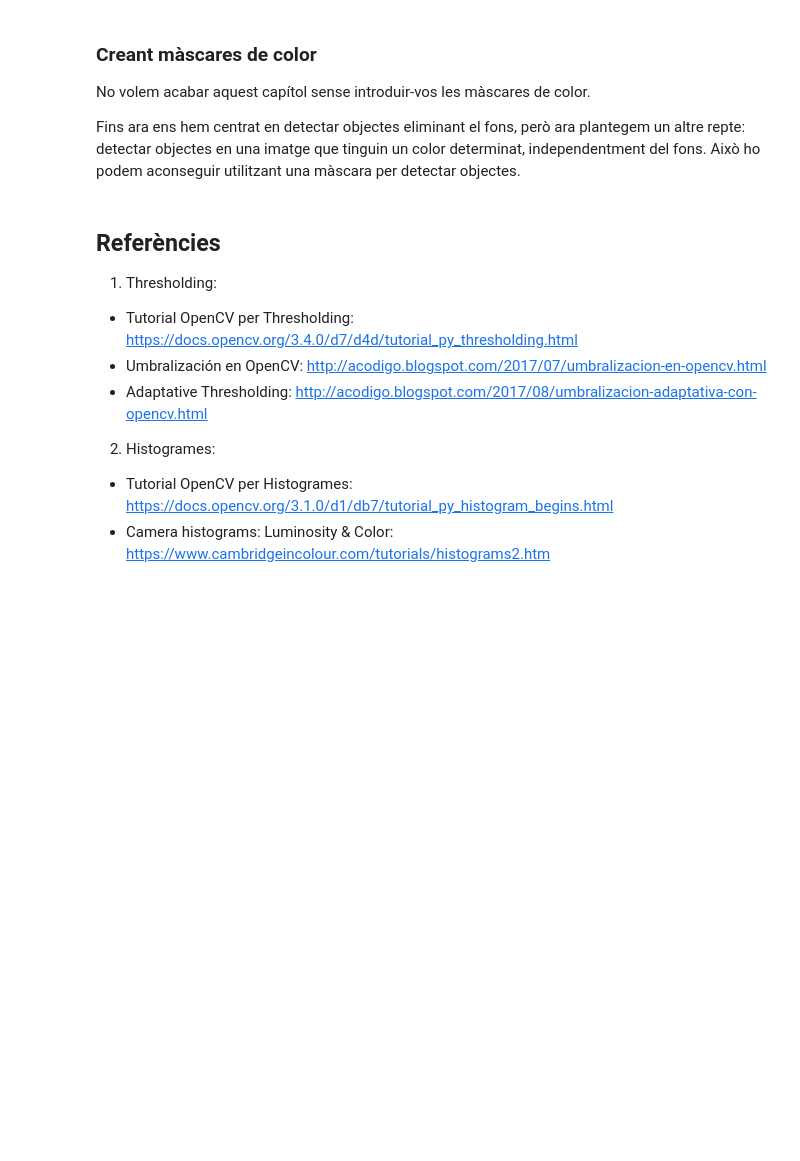
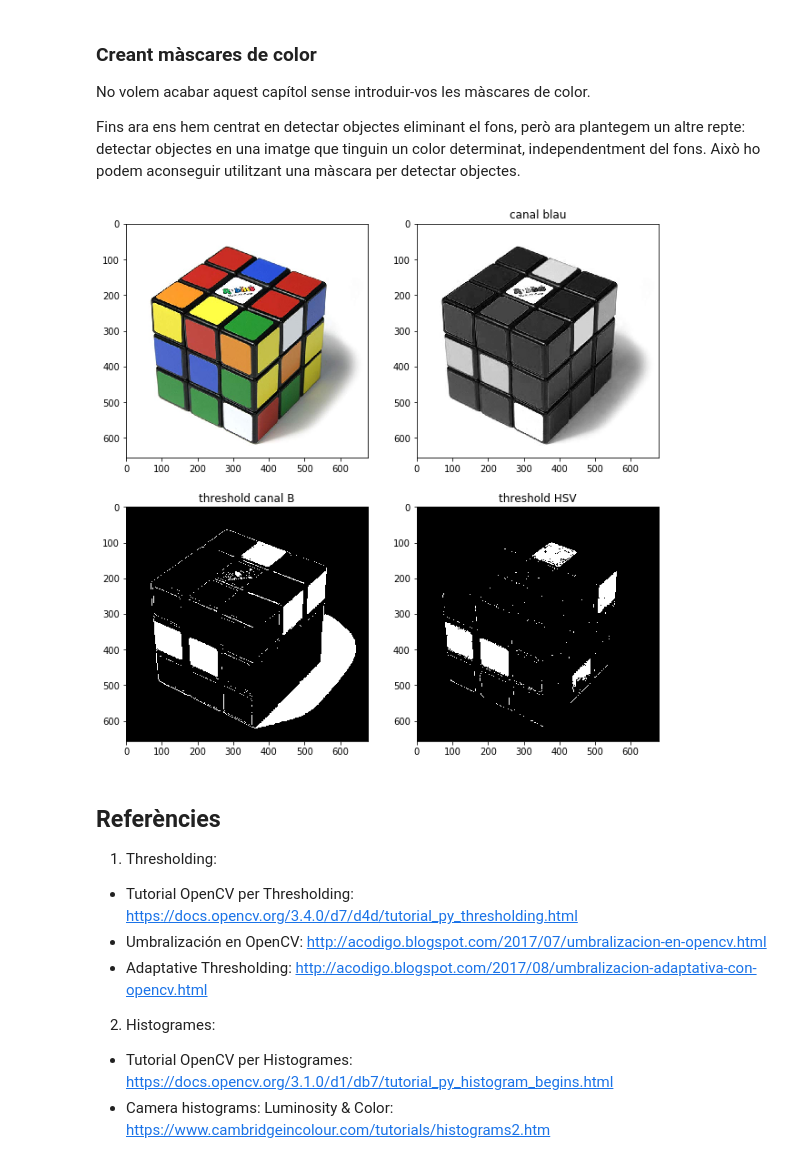
Before and after one commit to ricardborras/curs_soc, a Jupyter notebook: Pla2/2.3 Filtres Thresholds i Blobs.ipynb, the cells around one changed output. Saved outputs shown, nothing was run; the diff lists cells and outputs as text; code cells hidden in the pictures; blank space fills up the shorter version.

```diff
--- a/Pla2/2.3 Filtres Thresholds i Blobs.ipynb
+++ b/Pla2/2.3 Filtres Thresholds i Blobs.ipynb
@@ -291,3 +278,54 @@ Fins ara ens hem centrat en detectar objectes eliminant el fons, però ara plant
+# %%
+# EXEMPLE PRÀCTIC: Detecció d'objectes amb color determinat
+# Detecció de les cares blaves
+# Introduint cvtColor i COLOR_BGR2HSV
+
+im = cv2.imread('Imatges/rubik.jpg')
+im = cv2.cvtColor(im, cv2.COLOR_BGR2RGB)
+
+# separem la imatge en canals
+canal_r = im[:,:,0]
+canal_g = im[:,:,1]
+canal_b = im[:,:,2]
+
+# com que volem trobar cares blaves, treballem sobre el canal blau, seccionant valors d'un rang determinat
+im_t_canals_rgb = cv2.inRange(canal_b, 100, 230)
+
+# tanmateix, és difícil (o fins i tot impossible) trobar un rang per trobar totes les cares blaves.
+# A més, si volguèssim escollir altres colors com el taronja, com ho faríem?
+# per això, va bé treballar en espais de color que separen luminància (nivell de gris), del color, com per exemple HSV
+im_hsv = cv2.cvtColor(im, cv2.COLOR_RGB2HSV)
+
+# separem la imatge en canals H, S, V
+canal_h = im[:,:,0]
+canal_s = im[:,:,1]
+canal_v = im[:,:,2]
+
+# seleccionem una regió de l'espai H, S
+im_t1 = cv2.inRange(canal_h, 40, 90)
+im_t2 = cv2.inRange(canal_s, 80, 110)
+im_t_hsv = im_t1 & im_t2
+
+# mostrem resultats
+plt.subplot(2,2,1)
+plt.imshow(im)
+
+plt.subplot(2,2,2)
+plt.title('canal blau')
+plt.imshow(canal_b, cmap='gray')
+
+plt.subplot(2,2,3)
+plt.title('threshold canal B')
+plt.imshow(im_t_canals_rgb, cmap='gray')
+
+plt.subplot(2,2,4)
+plt.title('threshold HSV')
+plt.imshow(im_t_hsv, cmap='gray')
+
+fig = plt.gcf()
+fig.set_size_inches(10.5, 10.5)
+# %% [output]
+[figure, added]
 # %% [markdown]
 ## Referències
 1. Thresholding:
```
Also changed, not shown: parts of 10 cells of this notebook, 16 other files.
